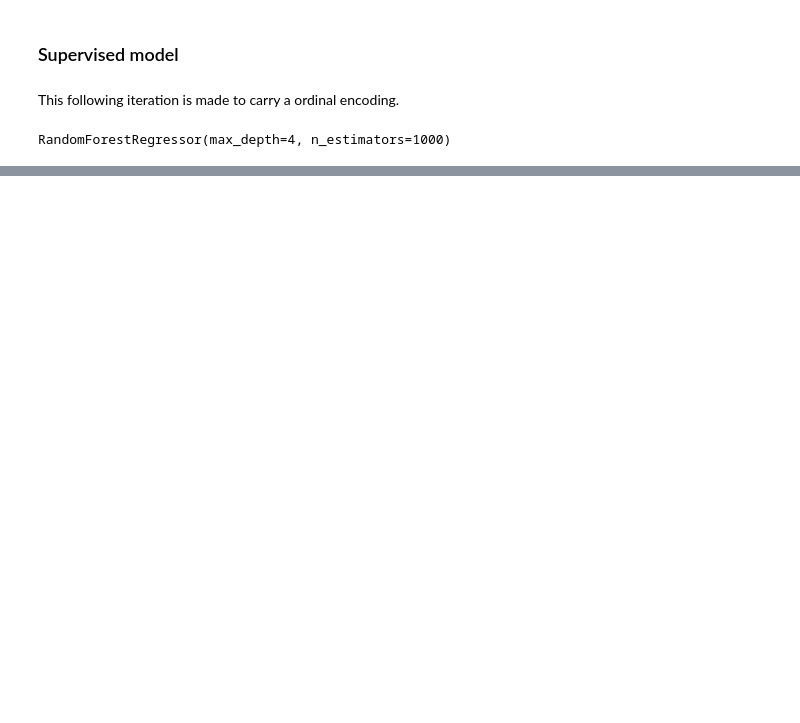
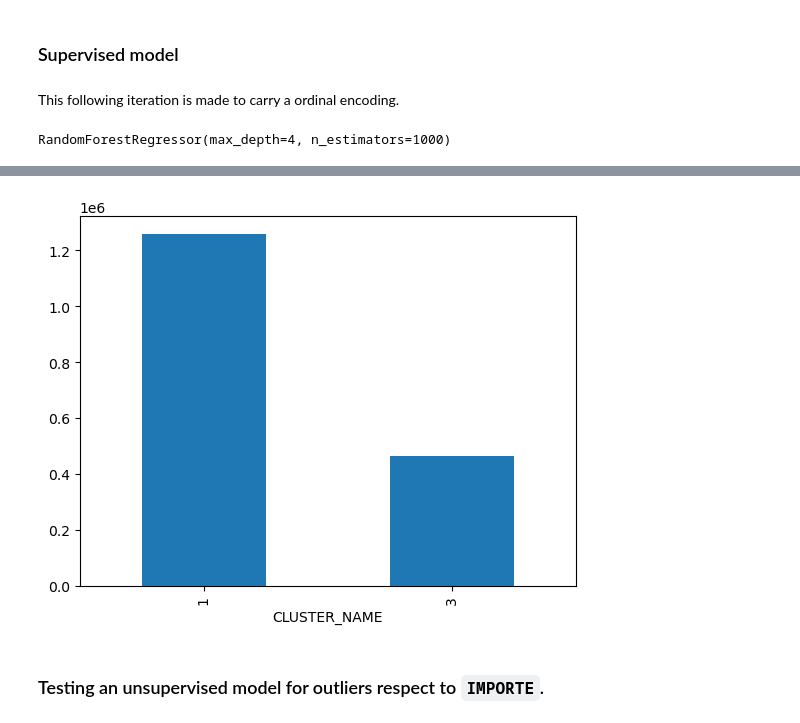
Before and after one commit to marlon-cooh/data_projects, a Jupyter notebook: notebooks/4_modelling.ipynb, the cells around one changed output, grey strips where cells are left out. Saved outputs shown, nothing was run; the diff lists cells and outputs as text; code cells hidden in the pictures; blank space fills up the shorter version.

```diff
--- a/notebooks/4_modelling.ipynb
+++ b/notebooks/4_modelling.ipynb
@@ -35,0 +59,2 @@ r2_score(y_test, clf.predict(X_test))
+# %%
+lda_model = gensim.models.LdaMulticore(bow_corpus, num_topics=6, id2word=dictionary, passes=10, workers=2)
@@ -35,0 +71,6 @@ r2_score(y_test, clf.predict(X_test))
+# %%
+def get_max_topic(index):
+    results = lda_model[bow_corpus[index]]
+    return max(lda_model[results], key=lambda x:x[1])[0]
+# %%
+business_cluster = {x: get_max_topic(i) for i, x in enumerate(list(purchases_df["BENEFICIARIO"].unique()))}
@@ -35,0 +97,9 @@ r2_score(y_test, clf.predict(X_test))
+# %%
+purchases_df["CLUSTER_NAME"] = purchases_df["BENEFICIARIO"].apply(lambda x: business_cluster[x])
+# %%
+purchases_df.groupby('CLUSTER_NAME')["IMPORTE"].mean().plot.bar()
+plt.show()
+# %% [output]
+[figure, added]
+# %% [markdown]
+### Testing an unsupervised model for outliers respect to `IMPORTE`.
```
Also changed, not shown: parts of 19 cells of this notebook.
